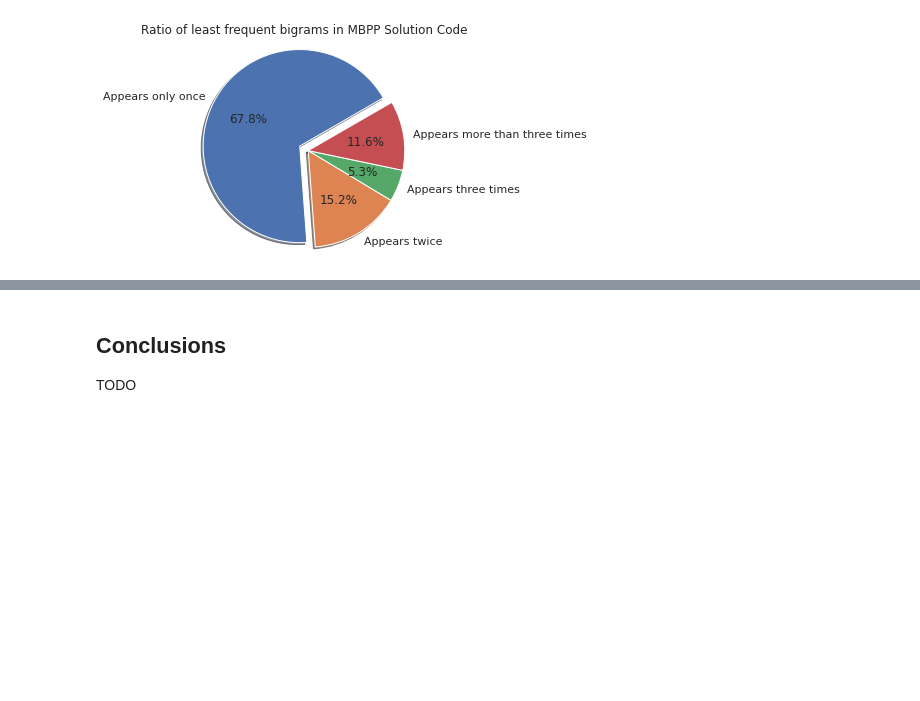
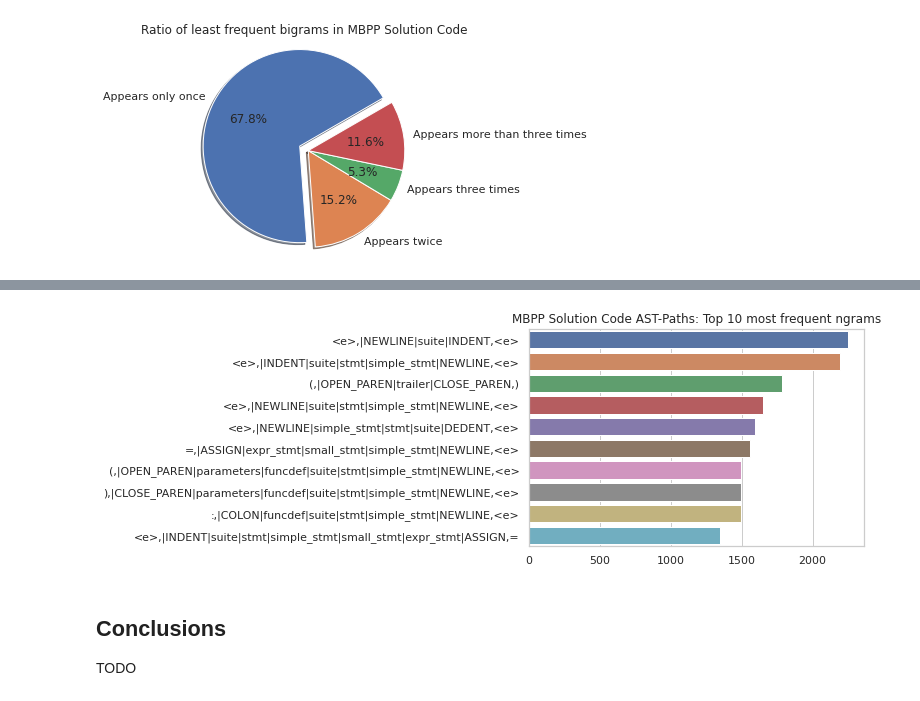
Before and after one commit to alejandro56664-2/final-project-intro-ds-2022-1, a Jupyter notebook: 3_eda/exploratory_data_analysis.ipynb, the cells around one changed output, grey strips where cells are left out. Saved outputs shown, nothing was run; the diff lists cells and outputs as text; code cells hidden in the pictures; blank space fills up the shorter version.

```diff
--- a/3_eda/exploratory_data_analysis.ipynb
+++ b/3_eda/exploratory_data_analysis.ipynb
@@ -685,0 +819,20 @@ plot_ratio_infrequent_ngrams_pie('MBPP Solution Code', mbpp_code_top_n_bigrams)
+# %%
+def _get_top_ngram2(corpus, n=None):
+    vec = CountVectorizer(ngram_range=(n, n), analyzer='word', token_pattern=r"\S*").fit(corpus)
+    bag_of_words = vec.transform(corpus)
+    sum_words = bag_of_words.sum(axis=0)
+    words_freq = [(word, sum_words[0, idx])
+                    for word, idx in vec.vocabulary_.items()]
+    words_freq =sorted(words_freq, key = lambda x: x[1], reverse=True)
+    return words_freq
+# %%
+def transform_astpath(astpath, node_types_dic):
+    aux = astpath.split(',')
+    items = aux[1].split('|')
+    result = aux[0] + ','
+    for i in items:
+        result = result + '|' + node_types_dic[i]
+    result = result + ',' + aux[2]
+    return result
+# %%
+mbpp_node_types_dic = {str(i[0]):i[1] for i in mbpp_node_types_df.values}
@@ -686,3 +843,8 @@ plot_ratio_infrequent_ngrams_pie('MBPP Solution Code', mbpp_code_top_n_bigrams)
+# %%
+top_astpaths = list(map(lambda pair: (transform_astpath(pair[0], mbpp_node_types_dic), pair[1]), _get_top_ngram2(mbpp_path_contexts_df['astpaths'],n=1)[1:21]))
+plot_top_ngrams_barchart('MBPP Solution Code AST-Paths', top_astpaths, 10)
+# %% [output]
+[figure, added]
 # %% [markdown]
 ## Conclusions
 
```
Also changed, not shown: parts of 20 cells of this notebook, 7 other files.
